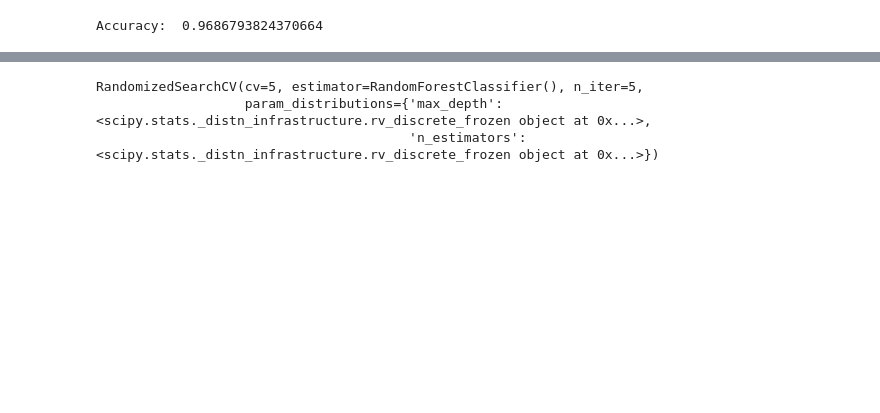
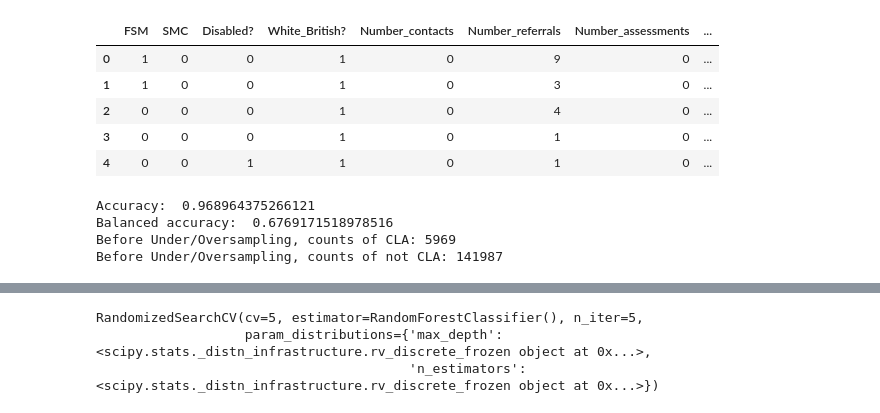
Before and after one commit to data-to-insight/D2I-Jupyter-Notebook-Tools, a Jupyter notebook: ml-data science tutorials/CLA_random_forest.ipynb, the cells around one changed output, grey strips where cells are left out. Drawn from its saved outputs; the diff is of its cells as text; code cells hidden in the pictures; blank space fills up the shorter version.

Commit message:
Added ability to drop variables. Added ability to switch between under- and oversampling.

```diff
--- a/ml-data science tutorials/CLA_random_forest.ipynb
+++ b/ml-data science tutorials/CLA_random_forest.ipynb
@@ -41,3 +34,16 @@ y = df['CLA'] # Target variable
+# %%
+# Set independent and dependent variables
+df = df.drop(['Male?'], axis=1) # Drop any factors that might not be useful
+X = df.drop(['CLA','Residential_CLA'], axis=1)
+y = df['CLA'] # Target variable
+X.head()
+# %% [output]
+|  | FSM | SMC | Disabled? | White_British? | Number_contacts | Number_referrals | Number_assessments | ... |
+| 0 | 1 | 0 | 0 | 1 | 0 | 9 | 0 | ... |
+| 1 | 1 | 0 | 0 | 1 | 0 | 3 | 0 | ... |
+| 2 | 0 | 0 | 0 | 1 | 0 | 4 | 0 | ... |
+| 3 | 0 | 0 | 0 | 1 | 0 | 1 | 0 | ... |
+| 4 | 0 | 0 | 1 | 1 | 0 | 1 | 0 | ... |
 # %%
 # Split dataset into training set and test set
 X_train, X_test, y_train, y_test = train_test_split(X, y, test_size=0.3, random_state=1) # 70% training and 30% test
@@ -51,6 +57,14 @@ rf = rf.fit(X_train, y_train)
 y_pred = rf.predict(X_test)
 
 accuracy = accuracy_score(y_test, y_pred)
+balanced_accuracy = balanced_accuracy_score(y_test, y_pred)
 print('Accuracy: ', accuracy)
+print('Balanced accuracy: ', balanced_accuracy)
+
+print("Before Under/Oversampling, counts of CLA: {}".format(sum(y_train == 1)))
+print("Before Under/Oversampling, counts of not CLA: {} \n".format(sum(y_train == 0)))
 # %% [output]
-Accuracy:  0.9686793824370664
+Accuracy:  0.968964375266121
+Balanced accuracy:  0.6769171518978516
+Before Under/Oversampling, counts of CLA: 5969
+Before Under/Oversampling, counts of not CLA: 141987
```
Also changed, not shown: parts of 11 cells of this notebook, 10 other files.
